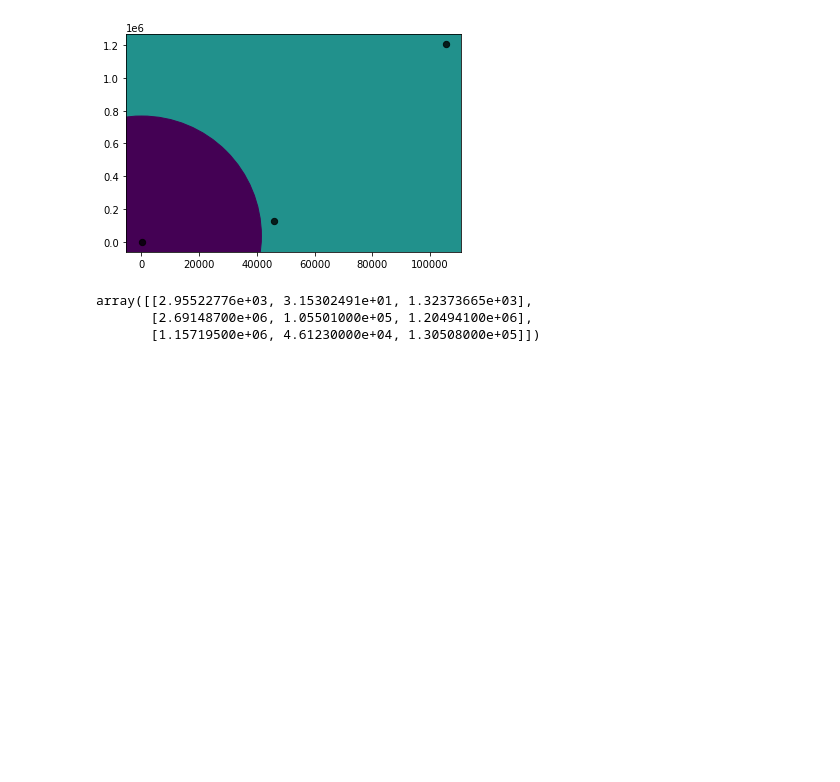
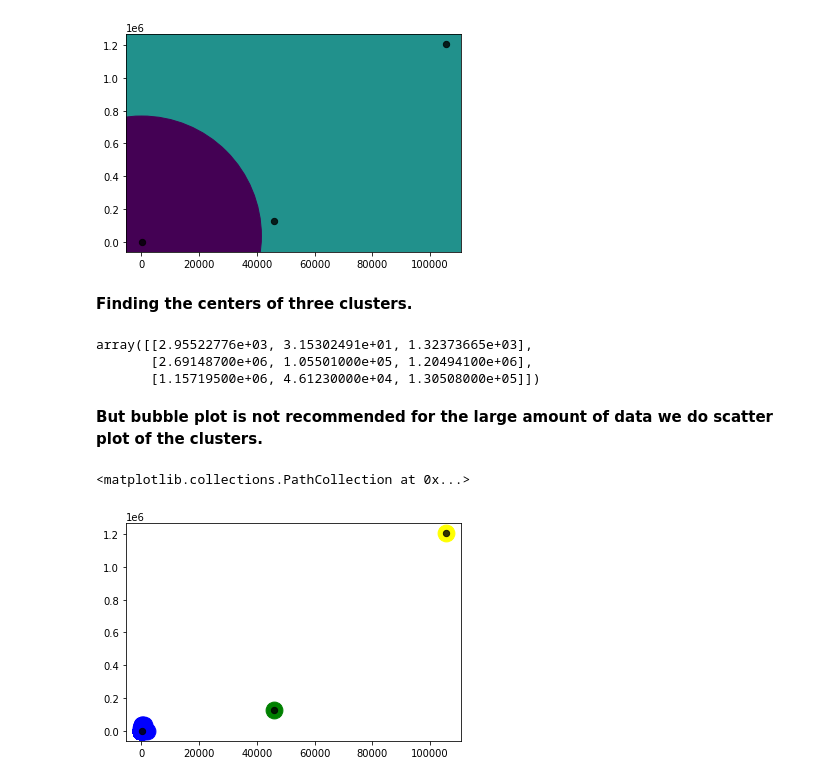
Before and after one commit to 19pa1a05c7/clustering-with-kmeans, a Jupyter notebook: copy_of_Untitled2.ipynb, the cells around one changed output. Cells and saved outputs as stored; diff of their text form; code cells hidden in the pictures; blank space fills up the shorter version.

```diff
--- a/copy_of_Untitled2.ipynb
+++ b/copy_of_Untitled2.ipynb
@@ -9,11 +25,11 @@ from sklearn.cluster import KMeans
 # %%
-d1=pd.read_csv("covid1.csv")
-d2=pd.read_csv("covid2.csv")
-d3=pd.read_csv("covid3.csv")
-d4=pd.read_csv("covid4.csv")
-d5=pd.read_csv("covid5.csv")
-d6=pd.read_csv("covid6.csv")
-d7=pd.read_csv("covid7.csv")
+d1=pd.read_csv("01-22-2020.csv")
+d2=pd.read_csv("01-23-2020.csv")
+d3=pd.read_csv("01-24-2020.csv")
+d4=pd.read_csv("01-25-2020.csv")
+d5=pd.read_csv("01-26-2020.csv")
+d6=pd.read_csv("01-27-2020.csv")
+d7=pd.read_csv("01-28-2020.csv")
 d8=pd.read_csv("01-29-2020.csv")
 d9=pd.read_csv("01-30-2020.csv")
 d10=pd.read_csv("01-31-2020.csv")
@@ -220,6 +250,8 @@ plt.scatter(cen[:,1],cen[:,2],c="black",s=40,alpha=0.8)
 # %% [output]
 <matplotlib.collections.PathCollection at 0x...>
 [figure]
+# %% [markdown]
+**Finding the centers of three clusters.**
 # %%
 cen=kmeans.cluster_centers_
 cen
@@ -227,3 +259,14 @@ cen
 array([[2.95522776e+03, 3.15302491e+01, 1.32373665e+03],
        [2.69148700e+06, 1.05501000e+05, 1.20494100e+06],
        [1.15719500e+06, 4.61230000e+04, 1.30508000e+05]])
+# %% [markdown]
+**But bubble plot is not recommended for the large amount of data we do scatter plot of the clusters.**
+# %%
+plt.scatter(x[y_kmeans == 0, 1], x[y_kmeans == 0, 2], s = 283, c = 'blue')
+plt.scatter(x[y_kmeans == 1, 1], x[y_kmeans == 1, 2], s = 283, c = 'yellow')
+plt.scatter(x[y_kmeans == 2, 1], x[y_kmeans == 2, 2], s = 283, c = 'green')
+cen=kmeans.cluster_centers_
+plt.scatter(cen[:,1],cen[:,2],c="black",s=40,alpha=0.8)
+# %% [output]
+<matplotlib.collections.PathCollection at 0x...>
+[figure, added]
```
Also changed, not shown: parts of 24 cells of this notebook.
